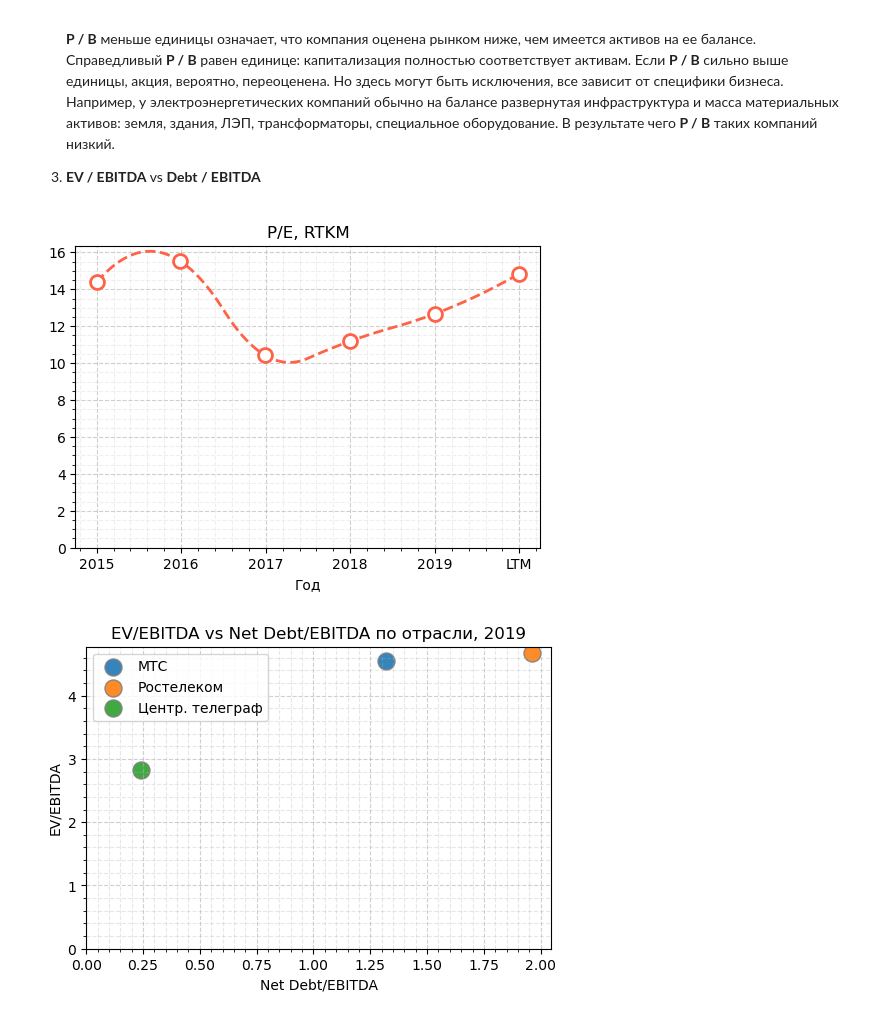
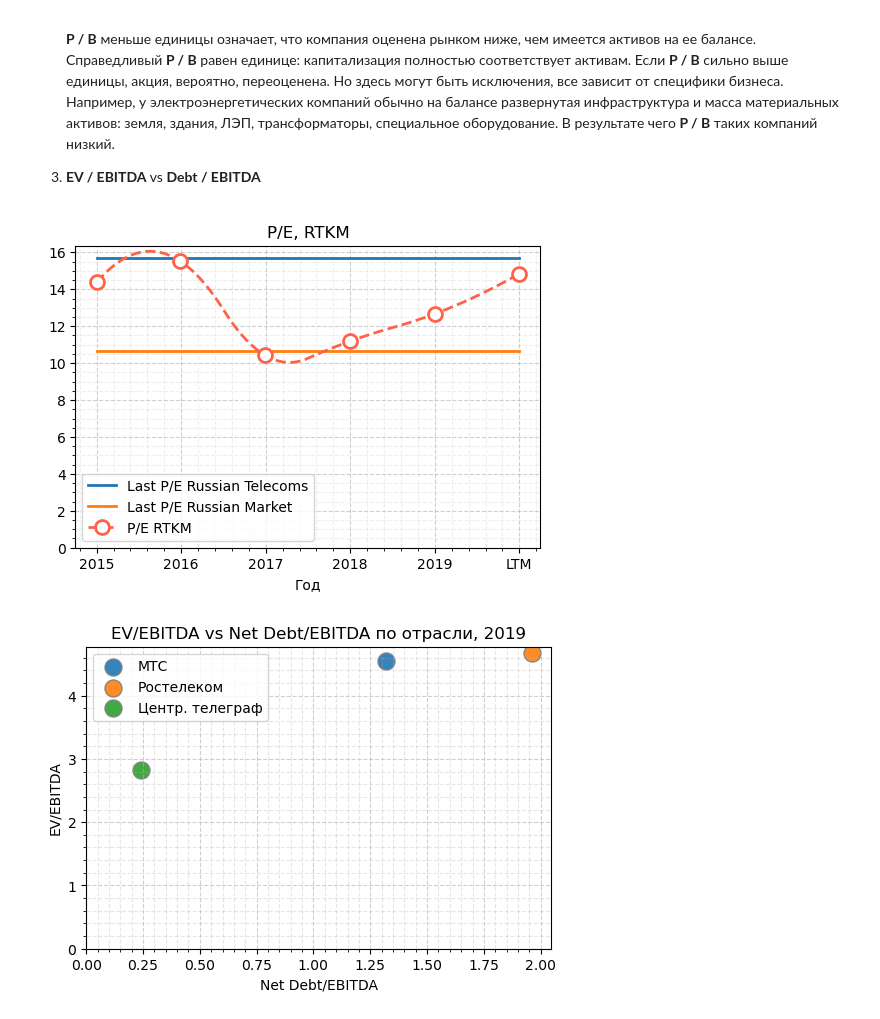
Before and after one commit to young-investors/CA, a Jupyter notebook: sources/RTKM/RTKM.ipynb, the cells around one changed output. Cells and saved outputs as stored; diff of their text form; code cells hidden in the pictures.

```diff
--- a/sources/RTKM/RTKM.ipynb
+++ b/sources/RTKM/RTKM.ipynb
@@ -364,24 +364,27 @@ plt.minorticks_on()
 # %%
 name = "P/E"
 
 plt.figure(dpi=100)
 plt.xticks(dt.index, dt.Year)
 x, y, m = smooth_curve(dt.index, dt['P/E'])
-plt.plot( x, y, marker='o', ms=10, label=name, ls='--', c='tomato',
+plt.plot([0, 5], [15.7, 15.7], label='Last P/E Russian Telecoms', lw=2)
+plt.plot([0, 5], [10.65, 10.65], label='Last P/E Russian Market', lw=2)
+plt.plot( x, y, marker='o', ms=10, label=f'{name} {company}', ls='--', c='tomato',
          markevery=m, lw=2, markeredgecolor='tomato', markeredgewidth=2,
          markerfacecolor='w')
 
 plt.title(f'{name}, {company}')
 plt.xlabel('Год')
 # plt.ylabel('')
+plt.legend()
 plt.ylim(0, None)
 plt.grid(ls='--', alpha=0.6)
 plt.grid(which='minor', ls='--', alpha=0.2)
 plt.minorticks_on()
 
 # plt.savefig('./images/9_PE.png', dpi=200)
 # %% [output]
-[figure, old version]
+[figure, new version]
 # %%
 plt.figure(dpi=100)
 
```
Also changed, not shown: parts of 3 cells of this notebook, 14 other files.
